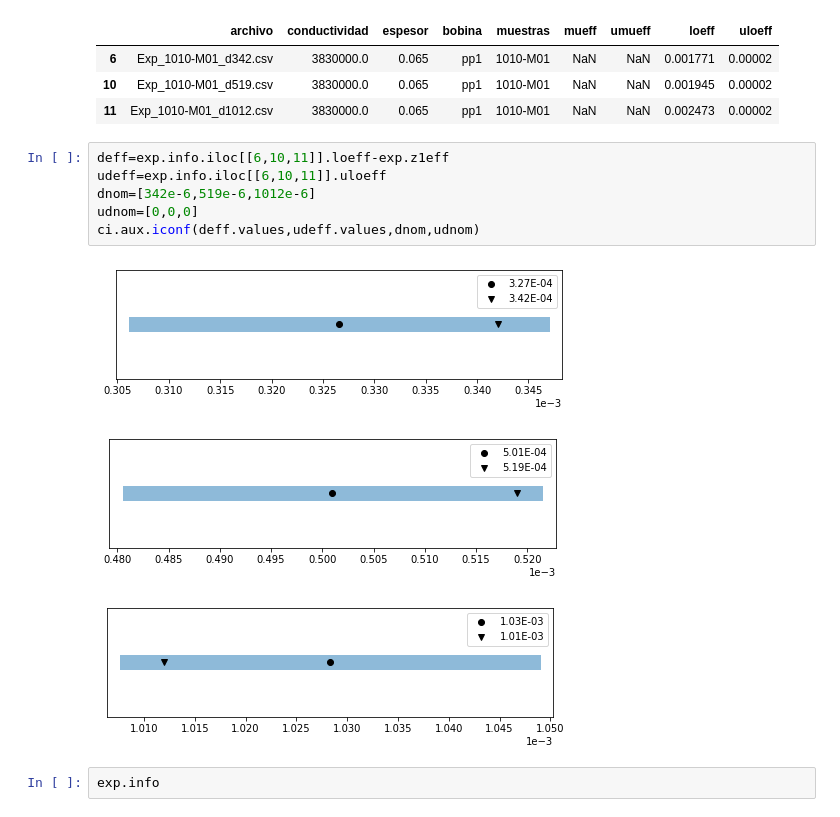
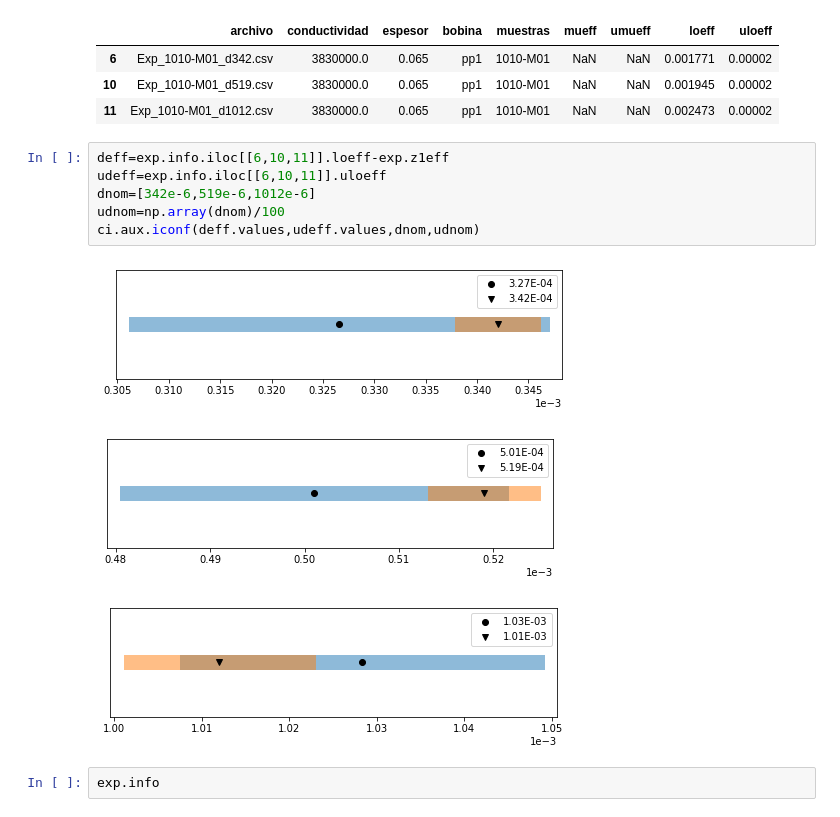
Before and after one commit to carabedo/iamend_test, a Jupyter notebook: manual.ipynb, the cells around one changed output. Drawn from its saved outputs; the diff is of its cells as text.

```diff
--- a/manual.ipynb
+++ b/manual.ipynb
@@ -51,13 +52,13 @@ z1 = 2.4725158472422013 mm
 # %%
 deff=exp.info.iloc[[6,10,11]].loeff-exp.z1eff
 udeff=exp.info.iloc[[6,10,11]].uloeff
 dnom=[342e-6,519e-6,1012e-6]
-udnom=[0,0,0]
+udnom=np.array(dnom)/100
 ci.aux.iconf(deff.values,udeff.values,dnom,udnom)
 # %% [output]
-[figure, old version]
+[figure, new version]
-[figure, old version]
+[figure, new version]
-[figure, old version]
+[figure, new version]
 # %%
 exp.info
 # %% [output]
```
Also changed, not shown: parts of 30 cells of this notebook, 12 other files.
